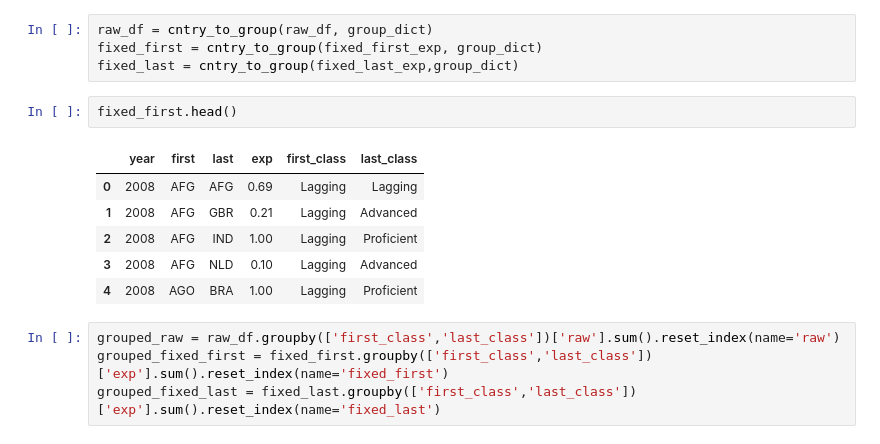
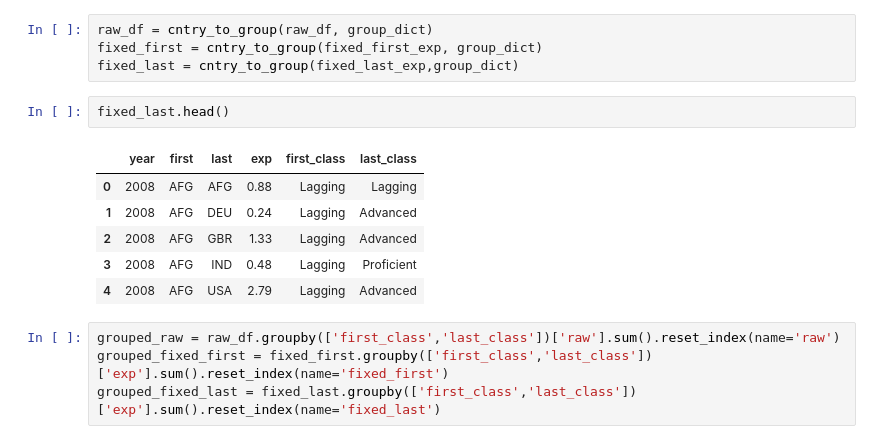
Before and after one commit to LiliMiaohub/international_collaboration, a Jupyter notebook: exps/authorship_distribution/conditional_reshuffle.ipynb, the cells around one changed output. Cells and saved outputs as stored; diff of their text form.

```diff
--- a/exps/authorship_distribution/conditional_reshuffle.ipynb
+++ b/exps/authorship_distribution/conditional_reshuffle.ipynb
@@ -101,14 +92,14 @@ raw_df = cntry_to_group(raw_df, group_dict)
 fixed_first = cntry_to_group(fixed_first_exp, group_dict)
 fixed_last = cntry_to_group(fixed_last_exp,group_dict)
 # %%
-fixed_first.head()
+fixed_last.head()
 # %% [output]
 |  | year | first | last | exp | first_class | last_class |
-| 0 | 2008 | AFG | AFG | 0.69 | Lagging | Lagging |
-| 1 | 2008 | AFG | GBR | 0.21 | Lagging | Advanced |
-| 2 | 2008 | AFG | IND | 1.00 | Lagging | Proficient |
-| 3 | 2008 | AFG | NLD | 0.10 | Lagging | Advanced |
-| 4 | 2008 | AGO | BRA | 1.00 | Lagging | Proficient |
+| 0 | 2008 | AFG | AFG | 0.88 | Lagging | Lagging |
+| 1 | 2008 | AFG | DEU | 0.24 | Lagging | Advanced |
+| 2 | 2008 | AFG | GBR | 1.33 | Lagging | Advanced |
+| 3 | 2008 | AFG | IND | 0.48 | Lagging | Proficient |
+| 4 | 2008 | AFG | USA | 2.79 | Lagging | Advanced |
 # %%
 grouped_raw = raw_df.groupby(['first_class','last_class'])['raw'].sum().reset_index(name='raw')
 grouped_fixed_first = fixed_first.groupby(['first_class','last_class'])['exp'].sum().reset_index(name='fixed_first')
```
Also changed, not shown: parts of 11 cells of this notebook, 48 other files.
